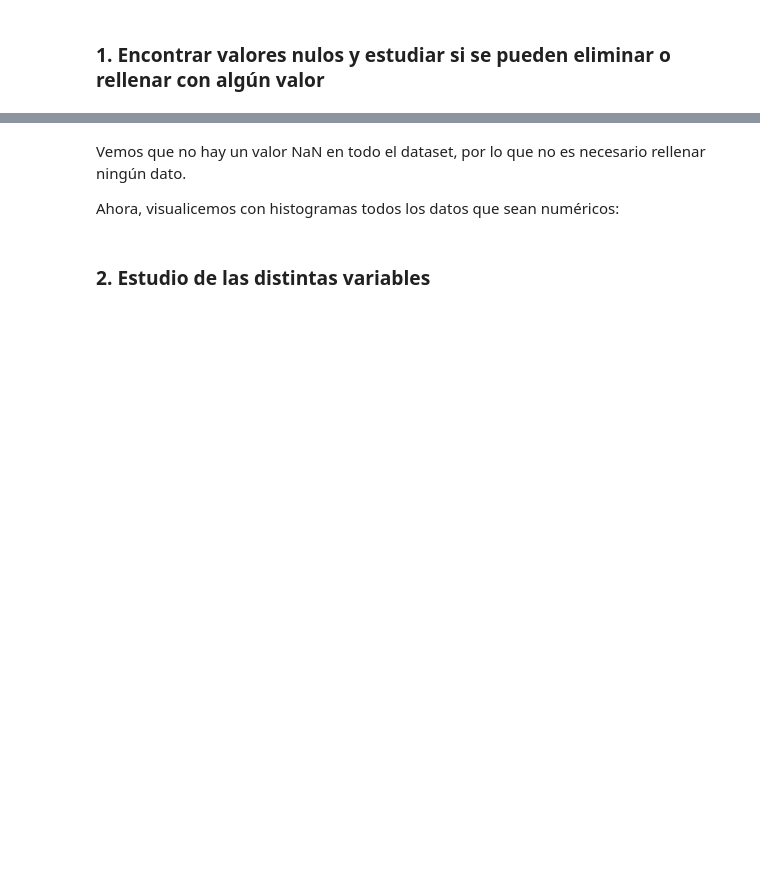
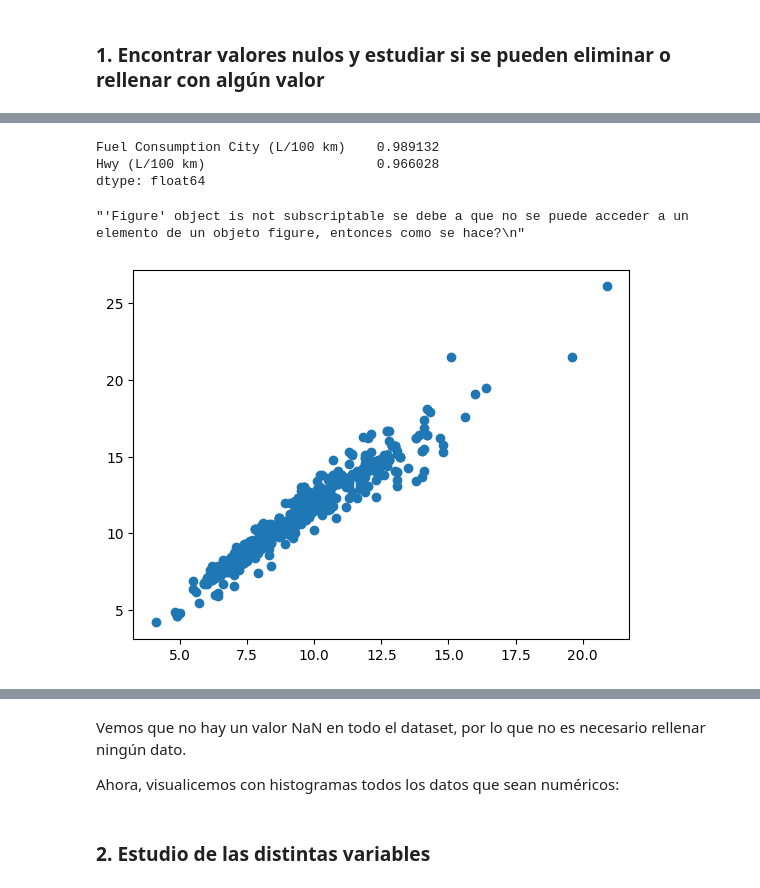
Before and after one commit to Kraslo/APAU_SMOG_PREDICTION_3RDGROUP, a Jupyter notebook: codigo/codigo_andy.ipynb, the cells around one changed output, grey strips where cells are left out. Cells and saved outputs as stored; diff of their text form; code cells hidden in the pictures; blank space fills up the shorter version.

```diff
--- a/codigo/codigo_andy.ipynb
+++ b/codigo/codigo_andy.ipynb
@@ -119,0 +210,24 @@ train.corr()
+# %%
+print (train[['Fuel Consumption City (L/100 km)', 'Hwy (L/100 km)']].corrwith(train['Comb (L/100 km)']))
+# %% [output]
+Fuel Consumption City (L/100 km)    0.989132
+Hwy (L/100 km)                      0.966028
+dtype: float64
+# %%
+plt.scatter(train['Hwy (L/100 km)'],train['Comb (L/100 km)'])
+
+def plot_scatter(df,columna):
+    '''Devuelve un scatter plot de las columnas de df'''
+    columnas = df.select_dtypes(exclude=['object']).columns
+    for i in columnas:
+        plt.scatter(df[i],df[columna])
+        plt.xlabel(i)
+        plt.ylabel(columna)
+        plt.show()
+
+
+''''Figure' object is not subscriptable se debe a que no se puede acceder a un elemento de un objeto figure, entonces como se hace?
+'''
+# %% [output]
+"'Figure' object is not subscriptable se debe a que no se puede acceder a un elemento de un objeto figure, entonces como se hace?\n"
+[figure, added]
```
Also changed, not shown: parts of 23 cells of this notebook.
